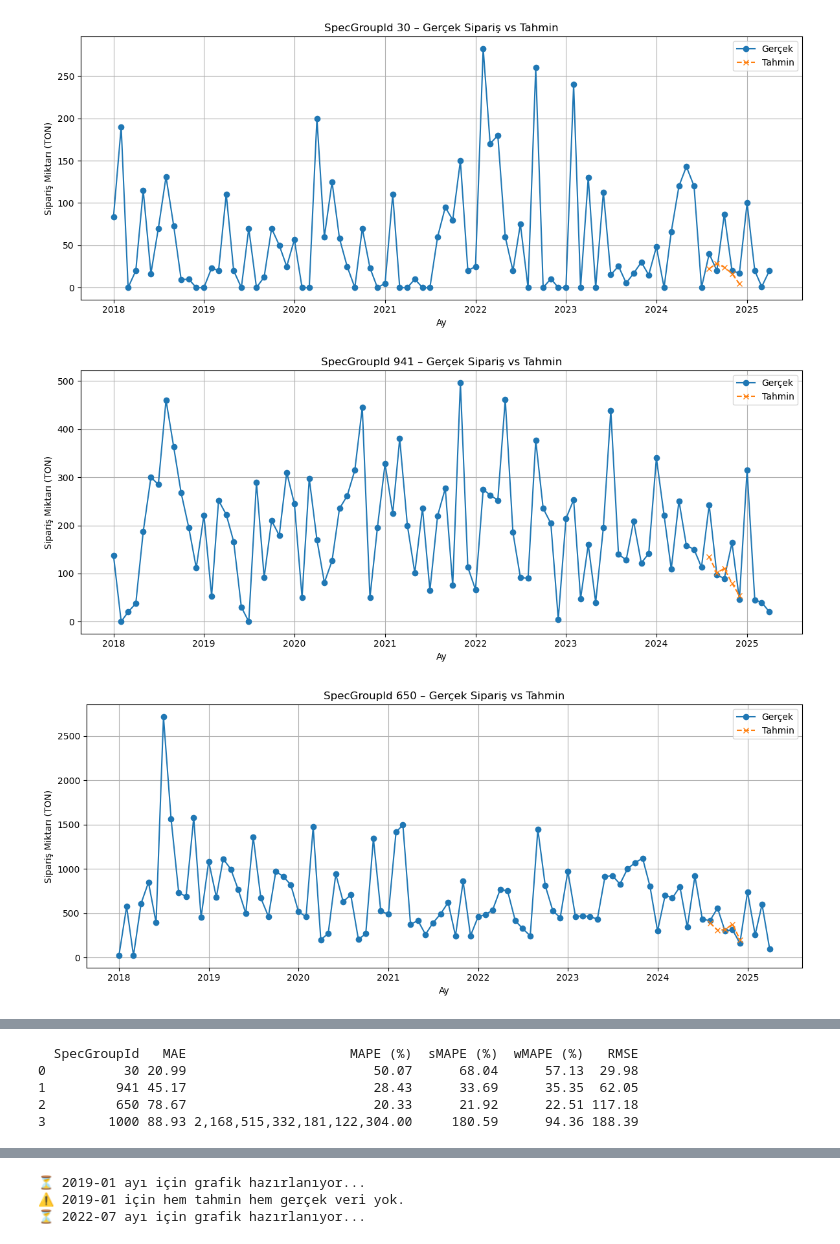
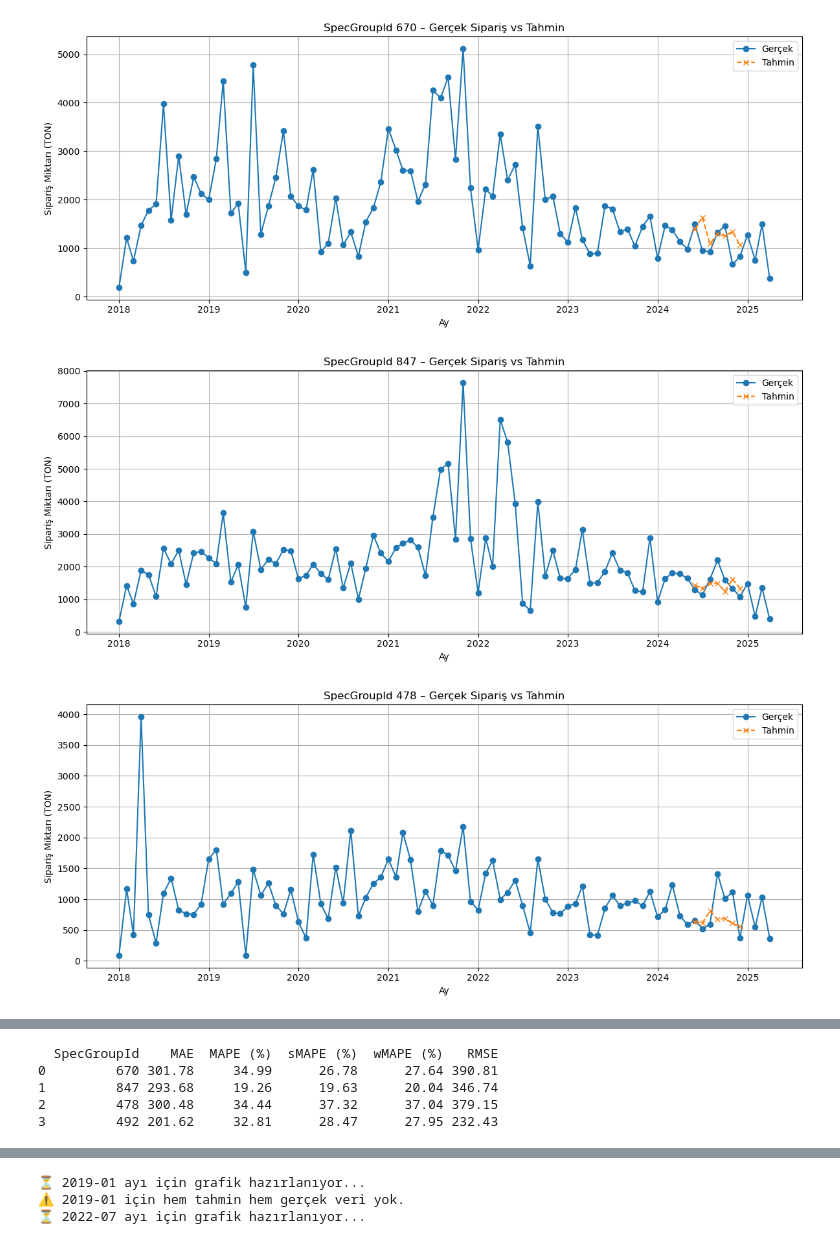
Before and after one commit to byilmaz20/indr491, a Jupyter notebook: Sarimax Algo.ipynb, the cells around one changed output, grey strips where cells are left out. Saved outputs shown, nothing was run; the diff lists cells and outputs as text; code cells hidden in the pictures.

```diff
--- a/Sarimax Algo.ipynb
+++ b/Sarimax Algo.ipynb
@@ -30,13 +98,15 @@ disaggregated_forecast_df = pd.DataFrame()
 mae_list = []
 mape_list = []
 
+sarimax_param_log = []
+
 # 3. Her grade için SARIMAX modeli ile tahmin
 for grade in grade_list:
     # 1. Grade'e ait zaman serisini hazırla
     grade_data = monthly_grade[monthly_grade['Grade'] == grade].set_index('Month')
 
     # 🔒 Model verisini 2018-01 ile 2024-12 arasında sınırla
-    grade_data = grade_data.loc['2022-01':'2024-7']
+    grade_data = grade_data.loc['2022-01':'2024-5']
 
     grade_ts = grade_data['Sipariş Mik. (TON)'].asfreq('MS').fillna(0)
 
@@ -45,10 +115,36 @@ for grade in grade_list:
         print(f"'{grade}' atlandı çünkü zaman serisi sabit veya boş.")
         continue  # bu grade'i atla
 
+
+
     # 3. SARIMAX Modeli
     try:
-        model = SARIMAX(grade_ts, order=(1,0,0), seasonal_order=(0,0,0,0))
+        # 🔥 Grade'e özel en iyi order'ı, seasonal order'ı ve best_mape'i bul
+        full_grade_data = monthly_grade[monthly_grade['Grade'] == grade].set_index('Month')  # full series data çekiyoruz
+        full_grade_data = full_grade_data.loc['2022-01':'2024-12']  # geçmiş+gelecek tüm veri
+
+        best_order, best_seasonal_order, best_mape = find_best_sarimax_order(
+            grade_ts,
+            train_end_date='2024-06-01',
+            full_series=full_grade_data['Sipariş Mik. (TON)'].asfreq('MS').fillna(0)
+        )
+
+        print(f"Grade '{grade}' için seçilen SARIMAX order (MAPE bazlı): {best_order}, seasonal_order: {best_seasonal_order}, MAPE: {best_mape:.2f}%")
+
+        # 🔥 SARIMAX Modeli kur
+        model = SARIMAX(grade_ts, order=best_order, seasonal_order=best_seasonal_order)
         results = model.fit(disp=False)
+        print(results.summary())
+        # 🔥 Logla
+        sarimax_param_log.append({
+            'Grade': grade,
+            'Order': best_order,
+            'Seasonal_Order': best_seasonal_order,
+            'MAPE (%)': round(best_mape, 2)
+        })
+
+
+
     except Exception as e:
         print(f"{grade} için model kurulamadı: {e}")
         continue
@@ -63,8 +159,8 @@ for grade in grade_list:
     plt.tight_layout()
     plt.show()
 
-    # 4. Tahmin (örnek: 3 ay ileri)
-    forecast = results.get_forecast(steps=5)
+    # 4. Tahmin (örnek: 7 ay ileri)
+    forecast = results.get_forecast(steps=7)
     forecast_values = forecast.predicted_mean
     forecast_index = forecast_values.index
 
@@ -73,7 +169,7 @@ for grade in grade_list:
 
     # 🔍 Gerçek 2025 verisini al
     full_grade_data = monthly_grade[monthly_grade['Grade'] == grade].set_index('Month')
-    test_data = full_grade_data.loc['2024-08':'2024-12']['Sipariş Mik. (TON)'].asfreq('MS').fillna(0)
+    test_data = full_grade_data.loc['2024-06':'2024-12']['Sipariş Mik. (TON)'].asfreq('MS').fillna(0)
     common_months = test_data.index.intersection(forecast_index)
 
     print(common_months)
@@ -504,7 +631,7 @@ for month in target_months:
 import matplotlib.pyplot as plt
 
 # 🎯 Seçmek istediğin SpecGroupId’leri belirle
-selected_spec_ids = [ '30', '941', '650','1000']  # buraya ilgilendiğin ID'leri yaz
+selected_spec_ids = [ '670', '847', '478','492']  # buraya ilgilendiğin ID'leri yaz
 
 for spec_id in selected_spec_ids:
     # 🔹 Gerçek veriler (geçmiş)
@@ -539,7 +666,7 @@ import numpy as np
 from sklearn.metrics import mean_absolute_error, mean_absolute_percentage_error, mean_squared_error
 
 # 🎯 Seçmek istediğin SpecGroupId’leri belirle
-selected_spec_ids = ['30', '941', '650','1000']
+selected_spec_ids = ['670', '847','478','492']
 
 # Sonuçları saklamak için boş DataFrame oluştur
 metrics_df = pd.DataFrame(columns=['SpecGroupId', 'MAE', 'MAPE (%)', 'sMAPE (%)', 'wMAPE (%)', 'RMSE'])
@@ -553,33 +680,33 @@ for spec_id in selected_spec_ids:
     # 🔹 Tahmin verileri (disaggregated)
     forecast_series = disaggregated_df[disaggregated_df['SpecGroupId'] == spec_id][['Month', 'Forecast_TON']].copy()
     forecast_series = forecast_series.groupby('Month').sum().sort_index()
     forecast_series.rename(columns={'Forecast_TON': 'Forecast'}, inplace=True)
 
     # 🔗 İki veri setini birleştir ve NaN değerleri kaldır
     merged = pd.concat([actual_series, forecast_series], axis=1).dropna()
 
     # 📌 Hata metriklerini hesapla
     mae = mean_absolute_error(merged['Actual'], merged['Forecast'])
     mape = mean_absolute_percentage_error(merged['Actual'], merged['Forecast']) * 100
     rmse = np.sqrt(mean_squared_error(merged['Actual'], merged['Forecast']))
 
     # sMAPE hesapla
     smape = 100 * np.mean(2 * np.abs(merged['Forecast'] - merged['Actual']) / (np.abs(merged['Actual']) + np.abs(merged['Forecast'])))
 
     # wMAPE hesapla
     wmape = 100 * np.sum(np.abs(merged['Forecast'] - merged['Actual'])) / np.sum(np.abs(merged['Actual']))
 
     # Sonuçları DataFrame'e ekle
     metrics_df = metrics_df.append({'SpecGroupId': spec_id,
                                     'MAE': mae,
                                     'MAPE (%)': mape,
                                     'sMAPE (%)': smape,
                                     'wMAPE (%)': wmape,
                                     'RMSE': rmse}, ignore_index=True)
 
 # 📊 Sonuçları göster
 print(metrics_df)
 # %% [output]
-[figure, old version]
+[figure, new version]
-[figure, old version]
+[figure, new version]
-[figure, old version]
+[figure, new version]
@@ -587,8 +714,8 @@ print(metrics_df)
-  SpecGroupId   MAE                     MAPE (%)  sMAPE (%)  wMAPE (%)   RMSE
-0          30 20.99                        50.07      68.04      57.13  29.98
-1         941 45.17                        28.43      33.69      35.35  62.05
-2         650 78.67                        20.33      21.92      22.51 117.18
-3        1000 88.93 2,168,515,332,181,122,304.00     180.59      94.36 188.39
+  SpecGroupId    MAE  MAPE (%)  sMAPE (%)  wMAPE (%)   RMSE
+0         670 301.78     34.99      26.78      27.64 390.81
+1         847 293.68     19.26      19.63      20.04 346.74
+2         478 300.48     34.44      37.32      37.04 379.15
+3         492 201.62     32.81      28.47      27.95 232.43
 # %%
 # Gerekli kütüphaneler
 import numpy as np
```
Also changed, not shown: parts of 10 cells of this notebook, 5 other files.
